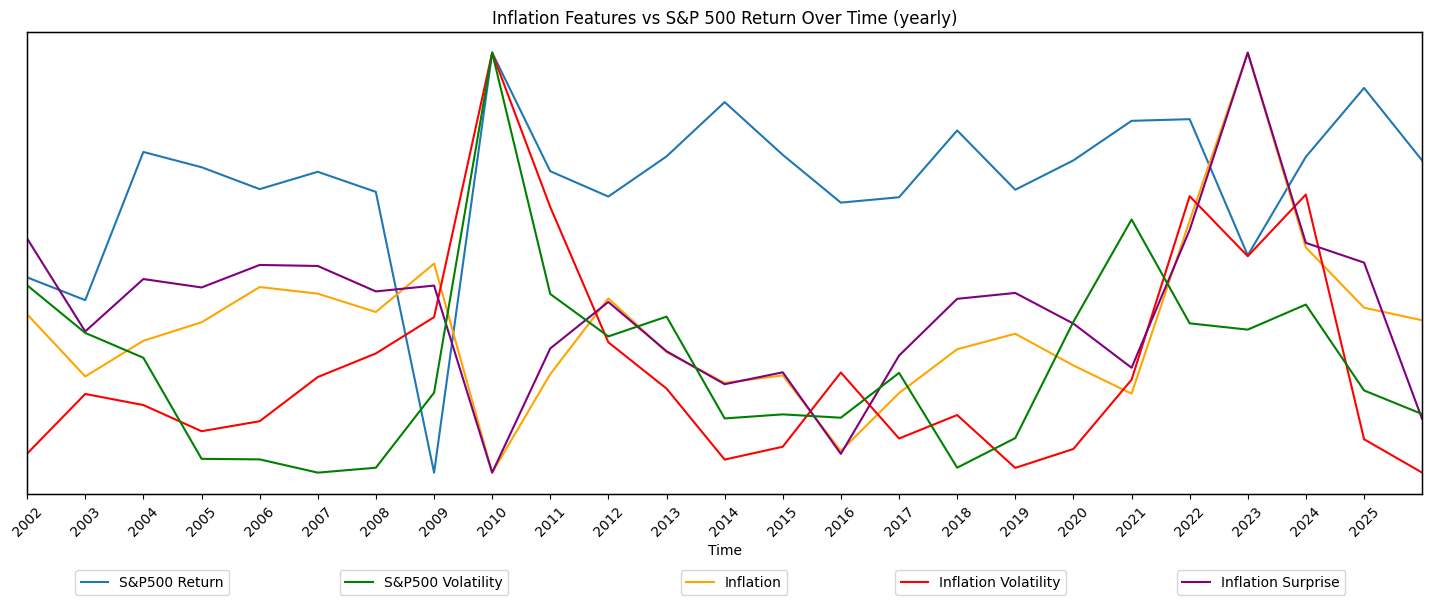
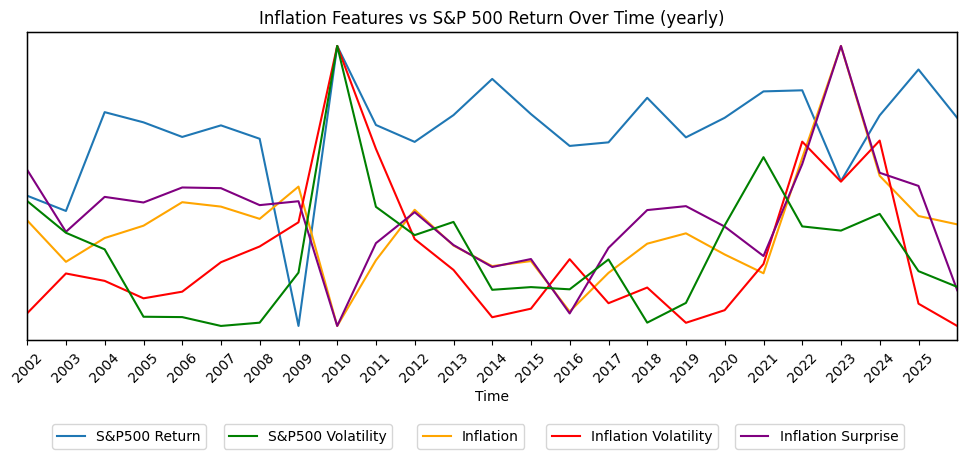
The notebook cell's code change between the first figure and the second:
--- before
+++ after
@@ -1,5 +1,5 @@
 #Time series comparing all previously mentioned components of inflation over time on a yearly basis
 df_yearly = df.resample('YE').mean() #Decided to resample data to yearly data points since monthly values made the graph very cluttered
-plt.figure(figsize=(18,6))
+plt.figure(figsize=(12,4))
 ax1 = sns.lineplot(x=df_yearly.index, y=df_yearly.SP500_monthly_return, label = "S&P500 Return")
 ax1.grid(False) #removes grid lines
@@ -30,9 +30,10 @@
 ax1.set_xlabel("Time")
 plt.title("Inflation Features vs S&P 500 Return Over Time (yearly)")
-ax1.legend(bbox_to_anchor=(0.15, -0.15)) #positions the legend in specific position
-ax2.legend(bbox_to_anchor=(0.55, -0.15))
-ax3.legend(bbox_to_anchor=(0.75, -0.15))
-ax4.legend(bbox_to_anchor=(0.95, -0.15))
-ax5.legend(bbox_to_anchor=(0.35, -0.15))
+#positions the legends in specific position:
+ax1.legend(bbox_to_anchor=(0.2, -0.25))   # 1st
+ax5.legend(bbox_to_anchor=(0.4, -0.25))   # 2nd
+ax2.legend(bbox_to_anchor=(0.542, -0.25))   # 3rd
+ax3.legend(bbox_to_anchor=(0.75, -0.25))   # 4th
+ax4.legend(bbox_to_anchor=(0.95, -0.25))   # 5th
 ax1.set_xlim(df_yearly.index.min(), df_yearly.index.max())
 plt.savefig("../Outputs/figures/combined_timeseries_yearly.png", dpi=300, bbox_inches='tight')

Commit: Amended formatting